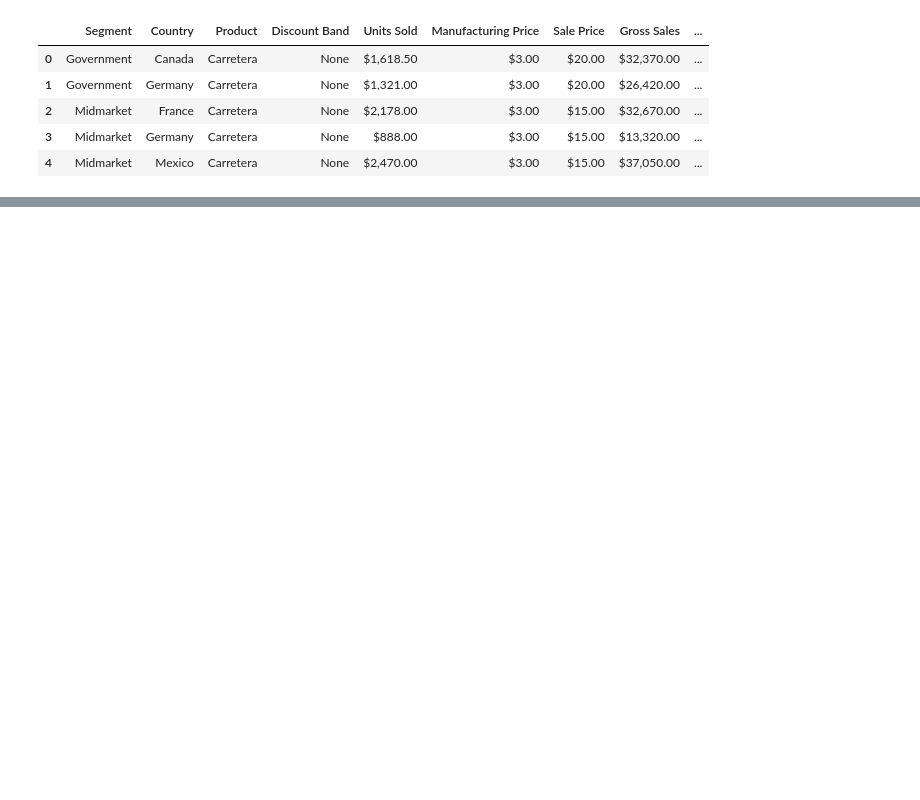
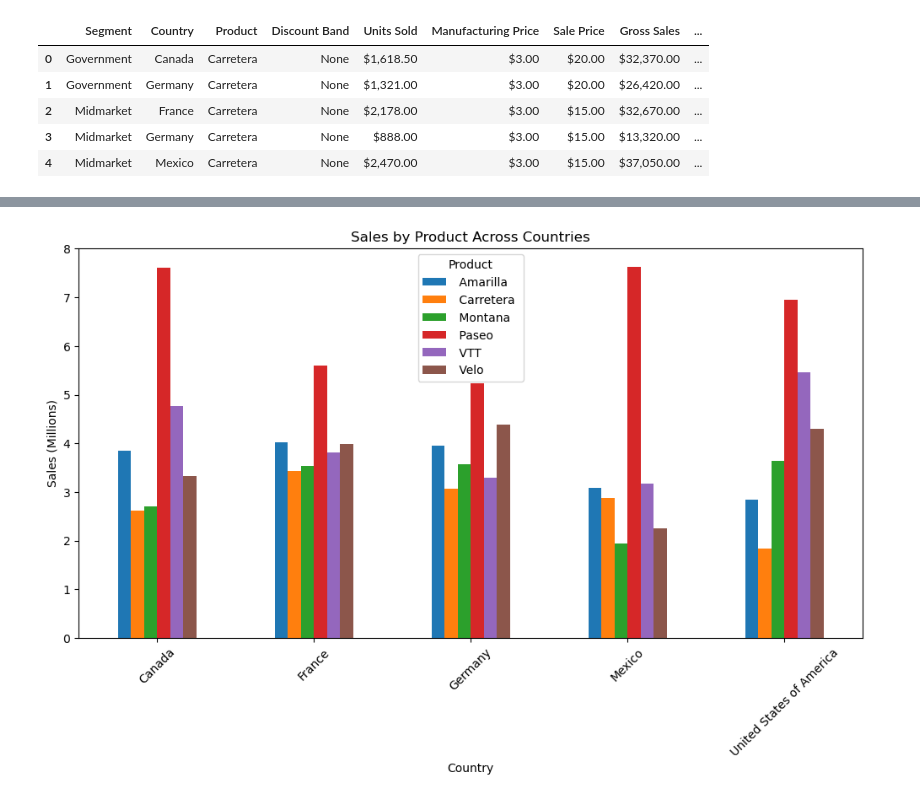
Before and after one commit to phchauanhh/PythonProgramming, a Jupyter notebook: assignments/assignment2/Assignment2.ipynb, the cells around one changed output, grey strips where cells are left out. Drawn from its saved outputs; the diff is of its cells as text; code cells hidden in the pictures; blank space fills up the shorter version.

```diff
--- a/assignments/assignment2/Assignment2.ipynb
+++ b/assignments/assignment2/Assignment2.ipynb
@@ -17,7 +28,7 @@ import pandas as pd
 import matplotlib.pyplot as plt
 from IPython.display import display
 
-df = pd.read_csv("/Users/phchauanh/Downloads/Financials.csv")
+df = pd.read_csv("data/Financials.csv")
 display(df.head())
 # %% [output]
 |  | Segment | Country | Product | Discount Band | Units Sold | Manufacturing Price | Sale Price | Gross Sales | ... |
@@ -28,0 +66,3 @@ display(df.head())
+# %%
+df.columns = df.columns.str.strip()
+print(df.columns)
@@ -28,0 +107,24 @@ display(df.head())
+# %%
+# Visualization 1: Sales by product across countries
+df.columns = df.columns.str.strip()
+df["Sales"] = df["Sales"].replace('[\$,]', '', regex=True).astype(float) #clean the data
+
+sales_by_country_product = df.groupby(["Country", "Product"])["Sales"].sum().reset_index() #group the data
+
+pivot_table = sales_by_country_product.pivot(index="Country", columns="Product", values="Sales") #pivot the data
+# %%
+# Grouped bar chart
+import matplotlib.pyplot as plt
+
+pivot_table_millions = pivot_table / 1_000_000
+
+pivot_table_millions.plot(kind="bar", figsize=(12,6))
+
+plt.title("Sales by Product Across Countries")
+plt.xlabel("Country")
+plt.ylabel("Sales (Millions)")
+plt.xticks(rotation=45)
+
+plt.show()
+# %% [output]
+[figure, added]
```
Also changed, not shown: parts of 11 cells of this notebook, 1 other file.
